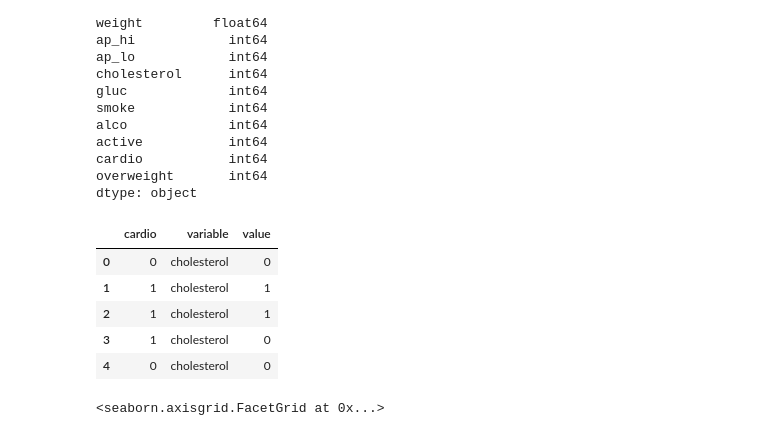
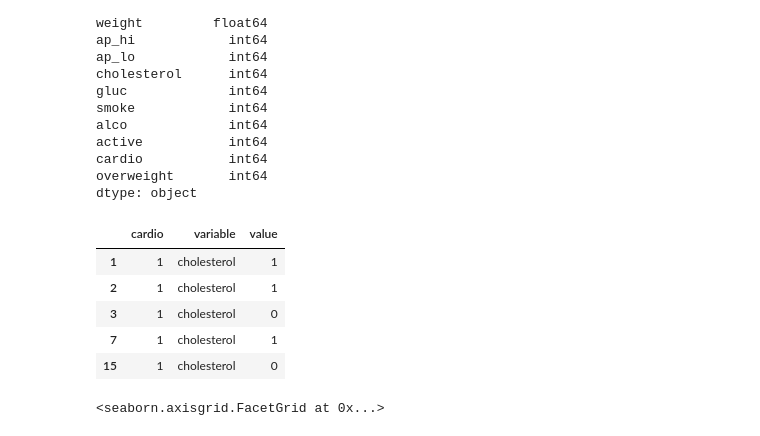
Before and after one commit to abeflores/Data_Analysis_with_Python, a Jupyter notebook: medical_data_visualizer.ipynb, the cells around one changed output. Drawn from its saved outputs; the diff is of its cells as text; code cells hidden in the pictures.

```diff
--- a/medical_data_visualizer.ipynb
+++ b/medical_data_visualizer.ipynb
@@ -154,15 +154,18 @@ def draw_cat_plot():
 # %%
 df_cat = pd.melt(df, id_vars=['cardio'], value_vars=['cholesterol', 'gluc', 'smoke', 'alco', 'active', 'overweight'],
                  var_name = "variable", value_name = "value")
 
-df_cat.head()
+cardio_no = df_cat[df_cat['cardio'] == 0]
+cardio_yes = df_cat[df_cat['cardio'] == 1]
+
+cardio_yes.head()
 # %% [output]
 |  | cardio | variable | value |
-| 0 | 0 | cholesterol | 0 |
 | 1 | 1 | cholesterol | 1 |
 | 2 | 1 | cholesterol | 1 |
 | 3 | 1 | cholesterol | 0 |
-| 4 | 0 | cholesterol | 0 |
+| 7 | 1 | cholesterol | 1 |
+| 15 | 1 | cholesterol | 0 |
 # %%
 import seaborn as sns
 
```
